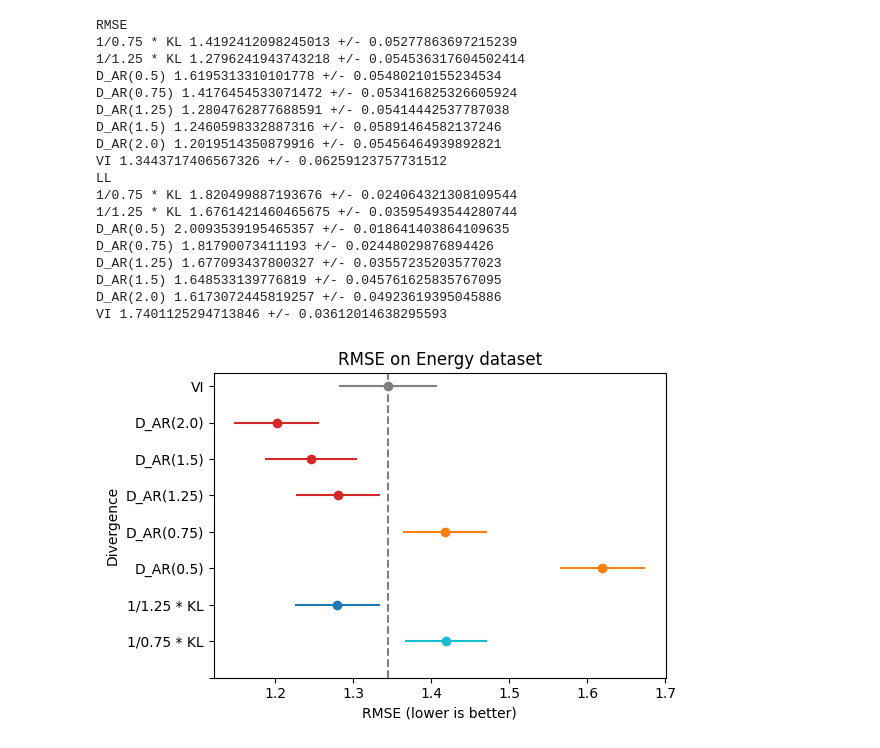
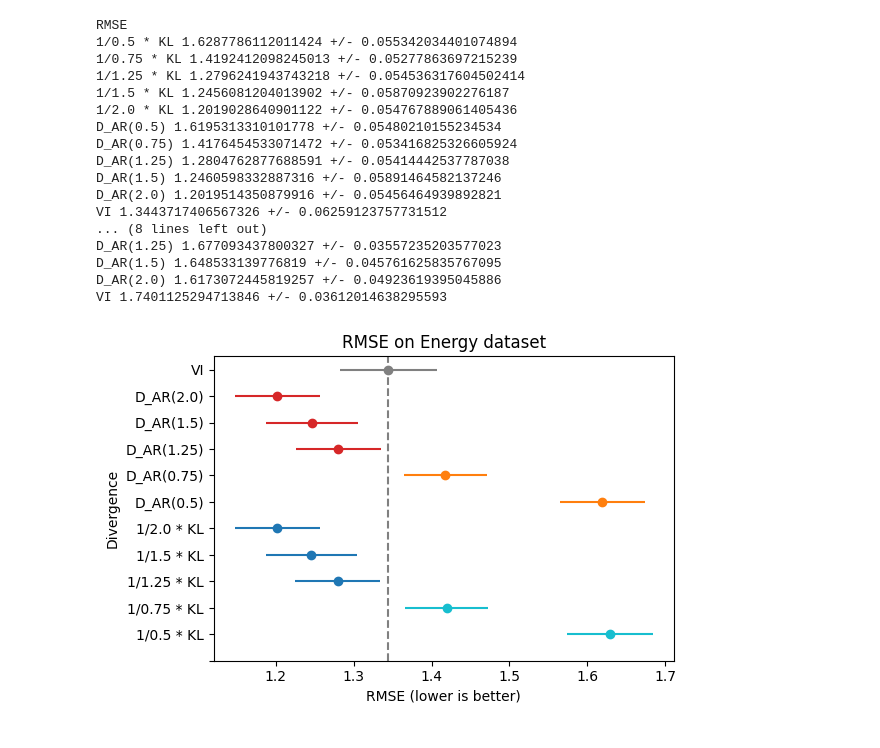
Before and after one commit to ThomasROBERTparis/BML_GVI, a Jupyter notebook: BayesianNN/results_baselines/view_results.ipynb, the cells around one changed output. Saved outputs shown, nothing was run; the diff lists cells and outputs as text; code cells hidden in the pictures.

```diff
--- a/BayesianNN/results_baselines/view_results.ipynb
+++ b/BayesianNN/results_baselines/view_results.ipynb
@@ -3,8 +3,11 @@ import numpy as np
 
 # Path to your text file
 dict_RMSE = {
+    '1/0.5 * KL' : r'energy_alpha0.5_lr0.001_epochs500_Dtypew-1KLlosstype_standard_splitNone_test_error.txt',
     '1/0.75 * KL' : r'energy_alpha0.75_lr0.001_epochs500_Dtypew-1KLlosstype_standard_splitNone_test_error.txt',
     '1/1.25 * KL' : r'energy_alpha1.25_lr0.001_epochs500_Dtypew-1KLlosstype_standard_splitNone_test_error.txt',
+    '1/1.5 * KL' : r'energy_alpha1.5_lr0.001_epochs500_Dtypew-1KLlosstype_standard_splitNone_test_error.txt',
+    '1/2.0 * KL' : r'energy_alpha2.0_lr0.001_epochs500_Dtypew-1KLlosstype_standard_splitNone_test_error.txt',
     'D_AR(0.5)' : r'energy_alpha0.5_lr0.001_epochs500_DtypeARlosstype_standard_splitNone_test_error.txt',
     'D_AR(0.75)' : r'energy_alpha0.75_lr0.001_epochs500_DtypeARlosstype_standard_splitNone_test_error.txt',
     'D_AR(1.25)' : r'energy_alpha1.25_lr0.001_epochs500_DtypeARlosstype_standard_splitNone_test_error.txt',
@@ -14,8 +17,11 @@ dict_RMSE = {
 }
 
 dict_ll = {
+    '1/0.5 * KL' : r'energy_alpha0.5_lr0.001_epochs500_Dtypew-1KLlosstype_standard_splitNone_test_error.txt',
     '1/0.75 * KL' : r'energy_alpha0.75_lr0.001_epochs500_Dtypew-1KLlosstype_standard_splitNone_test_ll.txt',
     '1/1.25 * KL' : r'energy_alpha1.25_lr0.001_epochs500_Dtypew-1KLlosstype_standard_splitNone_test_ll.txt',
+    '1/1.5 * KL' : r'energy_alpha1.5_lr0.001_epochs500_Dtypew-1KLlosstype_standard_splitNone_test_ll.txt',
+    '1/2.0 * KL' : r'energy_alpha2.0_lr0.001_epochs500_Dtypew-1KLlosstype_standard_splitNone_test_ll.txt',
     'D_AR(0.5)' : r'energy_alpha0.5_lr0.001_epochs500_DtypeARlosstype_standard_splitNone_test_ll.txt',
     'D_AR(0.75)' : r'energy_alpha0.75_lr0.001_epochs500_DtypeARlosstype_standard_splitNone_test_ll.txt',
     'D_AR(1.25)' : r'energy_alpha1.25_lr0.001_epochs500_DtypeARlosstype_standard_splitNone_test_ll.txt',
@@ -40,19 +46,18 @@ for k,v in dict.items():
         print(k, np.mean(numeric_values), '+/-', 1.96*np.std(numeric_values)/np.sqrt(len(numeric_values)))
 # %% [output]
 RMSE
+1/0.5 * KL 1.6287786112011424 +/- 0.055342034401074894
 1/0.75 * KL 1.4192412098245013 +/- 0.05277863697215239
 1/1.25 * KL 1.2796241943743218 +/- 0.054536317604502414
+1/1.5 * KL 1.2456081204013902 +/- 0.05870923902276187
+1/2.0 * KL 1.2019028640901122 +/- 0.054767889061405436
 D_AR(0.5) 1.6195313310101778 +/- 0.05480210155234534
 D_AR(0.75) 1.4176454533071472 +/- 0.053416825326605924
 D_AR(1.25) 1.2804762877688591 +/- 0.05414442537787038
 D_AR(1.5) 1.2460598332887316 +/- 0.05891464582137246
 D_AR(2.0) 1.2019514350879916 +/- 0.05456464939892821
 VI 1.3443717406567326 +/- 0.06259123757731512
-LL
-1/0.75 * KL 1.820499887193676 +/- 0.024064321308109544
-1/1.25 * KL 1.6761421460465675 +/- 0.03595493544280744
-D_AR(0.5) 2.0093539195465357 +/- 0.018641403864109635
-D_AR(0.75) 1.81790073411193 +/- 0.02448029876894426
+... (8 lines left out)
 D_AR(1.25) 1.677093437800327 +/- 0.03557235203577023
 D_AR(1.5) 1.648533139776819 +/- 0.045761625835767095
 D_AR(2.0) 1.6173072445819257 +/- 0.04923619395045886
@@ -75,8 +80,11 @@ dict_colors = {
     'D_AR(1.25)' : 'tab:red',
     'D_AR(1.5)' : 'tab:red',
     'D_AR(2.0)' : 'tab:red',
+    '1/0.5 * KL' : 'tab:cyan',
     '1/0.75 * KL' : 'tab:cyan',
-    '1/1.25 * KL' : 'tab:blue'
+    '1/1.25 * KL' : 'tab:blue',
+    '1/1.5 * KL' : 'tab:blue',
+    '1/2.0 * KL' : 'tab:blue'
 }
 
 fig, ax = plt.subplots(figsize=(6, 4))
@@ -101,31 +109,31 @@ for k,v in dict.items():
         ax.axvline(x=mean, linestyle='--', color='gray')
     yticks.append(i)
     yticklabels.append(k)
     i+=1
 
 
 
 ax.set_yticks(yticks)
 ax.set_yticklabels(yticklabels)
 
 if plot == 'RMSE':
     plt.ylabel('Divergence')
     plt.xlabel('RMSE (lower is better)')
     plt.title('RMSE on Energy dataset')
 elif plot == 'LL':
     plt.ylabel('Divergence')
     plt.xlabel('LL (lower is better)')
     plt.title('Log-likelihood on Energy dataset')
 
 plt.tight_layout()
 
 file_path = 'figures/energy_' + plot
 if with_weighted_KL:
     file_path += '_with_weighted_KL'
 else :
     file_path += '_wo_with_weighted_KL'
 
 plt.savefig(file_path + '.png')
 plt.show()
 # %% [output]
-[figure, old version]
+[figure, new version]
```
Also changed, not shown: 14 other files.
